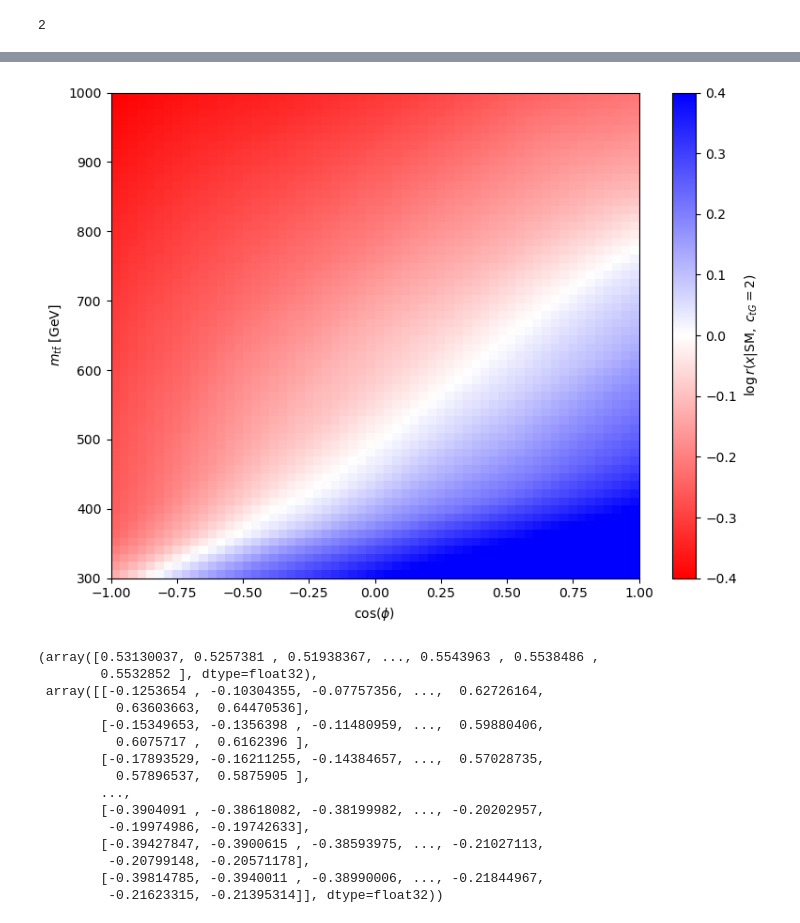
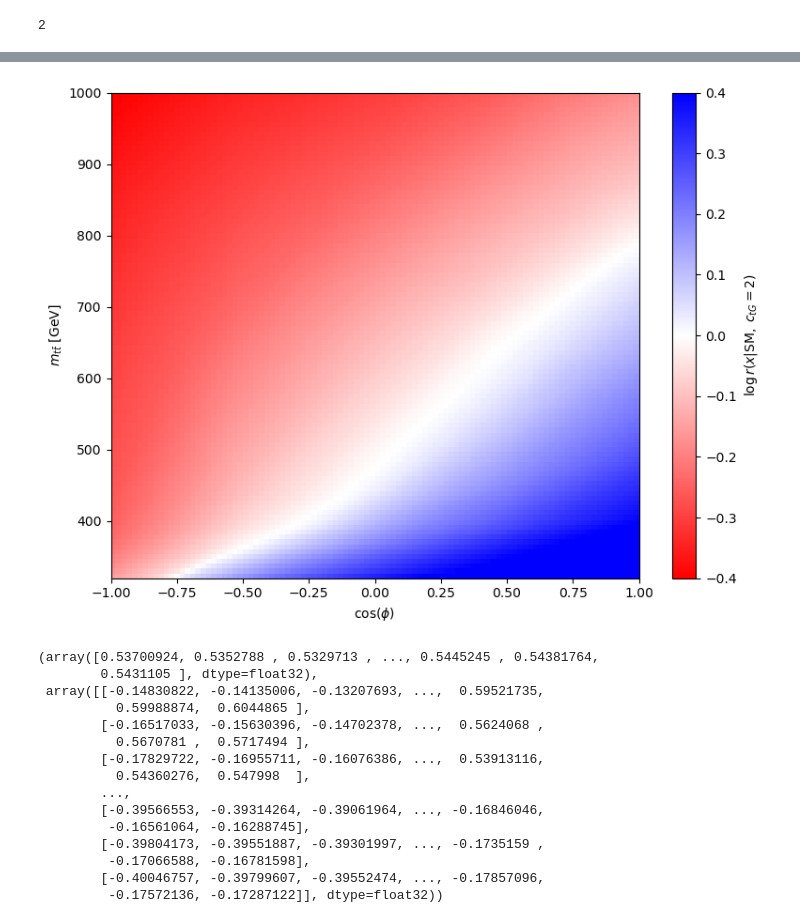
Before and after one commit to SantoshBh137/Purdue_Analysis_EFT, a Jupyter notebook: EFT_ML/ML_EFT_SM.ipynb, the cells around one changed output, grey strips where cells are left out. Saved outputs shown, nothing was run; the diff lists cells and outputs as text; code cells hidden in the pictures.

```diff
--- a/EFT_ML/ML_EFT_SM.ipynb
+++ b/EFT_ML/ML_EFT_SM.ipynb
@@ -144,8 +144,8 @@ myvars
 
 signal_path = "/depot/cms/top/bhanda25/Purdue_Analysis_EFT/Purdue_Analysis_EFT/EFT_ML/picklefile/sample_EFT_ctgRe2.pkl"
 background_path = "/depot/cms/top/bhanda25/Purdue_Analysis_EFT/Purdue_Analysis_EFT/EFT_ML/picklefile/sample_SM_ctgRe0.pkl"
-max_events = 6000000
-n_epochs = 10
+max_events = 15000000
+n_epochs = 15
 
 # Run the training and evaluation pipeline
 X_train, Y_train, X_val, Y_val, X_sig_test, X_bkg_test, scaler, df_combined = prametric_classifier.load_data(signal_path, background_path, myvars, max_events)
@@ -189,22 +191,22 @@ prametric_classifier.evaluate_model(model, device, X_sig_test, X_bkg_test)
 # %%
-prametric_classifier.plot_llr_2d(model, scaler, myvars, "gen_ll_cHel", "gen_ttbar_mass", [-1, 1], [300, 1000])
+prametric_classifier.plot_llr_2d(model, scaler, myvars, "gen_ll_cHel", "gen_ttbar_mass", [-1, 1], [320, 1000])
 # %% [output]
-[figure, old version]
+[figure, new version]
-(array([0.53130037, 0.5257381 , 0.51938367, ..., 0.5543963 , 0.5538486 ,
-        0.5532852 ], dtype=float32),
- array([[-0.1253654 , -0.10304355, -0.07757356, ...,  0.62726164,
-          0.63603663,  0.64470536],
-        [-0.15349653, -0.1356398 , -0.11480959, ...,  0.59880406,
-          0.6075717 ,  0.6162396 ],
-        [-0.17893529, -0.16211255, -0.14384657, ...,  0.57028735,
-          0.57896537,  0.5875905 ],
+(array([0.53700924, 0.5352788 , 0.5329713 , ..., 0.5445245 , 0.54381764,
+        0.5431105 ], dtype=float32),
+ array([[-0.14830822, -0.14135006, -0.13207693, ...,  0.59521735,
+          0.59988874,  0.6044865 ],
+        [-0.16517033, -0.15630396, -0.14702378, ...,  0.5624068 ,
+          0.5670781 ,  0.5717494 ],
+        [-0.17829722, -0.16955711, -0.16076386, ...,  0.53913116,
+          0.54360276,  0.547998  ],
         ...,
-        [-0.3904091 , -0.38618082, -0.38199982, ..., -0.20202957,
-         -0.19974986, -0.19742633],
-        [-0.39427847, -0.3900615 , -0.38593975, ..., -0.21027113,
-         -0.20799148, -0.20571178],
-        [-0.39814785, -0.3940011 , -0.38990006, ..., -0.21844967,
-         -0.21623315, -0.21395314]], dtype=float32))
+        [-0.39566553, -0.39314264, -0.39061964, ..., -0.16846046,
+         -0.16561064, -0.16288745],
+        [-0.39804173, -0.39551887, -0.39301997, ..., -0.1735159 ,
+         -0.17066588, -0.16781598],
+        [-0.40046757, -0.39799607, -0.39552474, ..., -0.17857096,
+         -0.17572136, -0.17287122]], dtype=float32))
 # %%
 prametric_classifier.compute_histogram_llr(
     x_obs=df_combined["gen_ll_cHel"],
```
Also changed, not shown: parts of 4 cells of this notebook, 1 other file.
